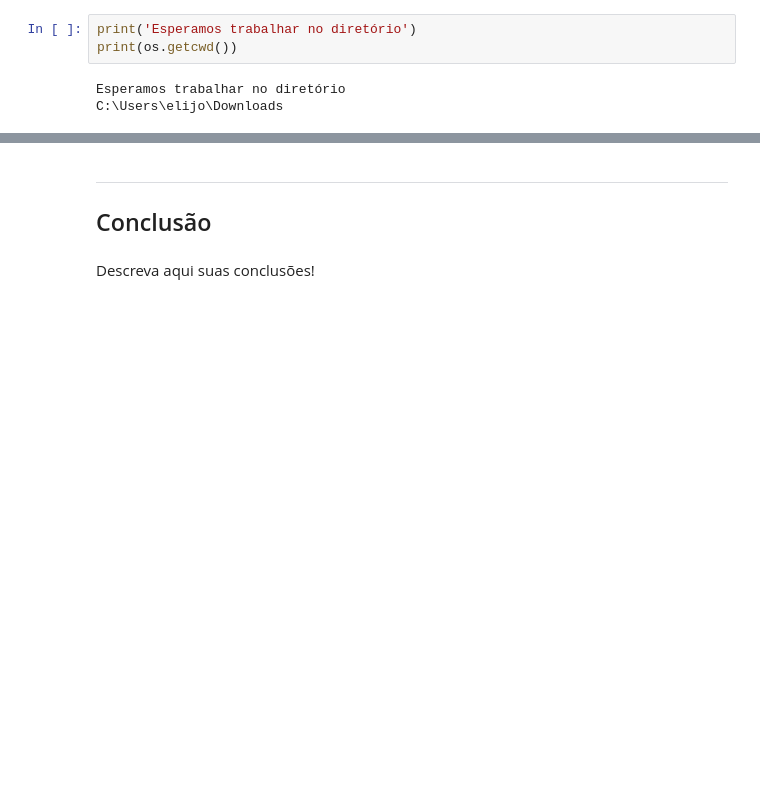
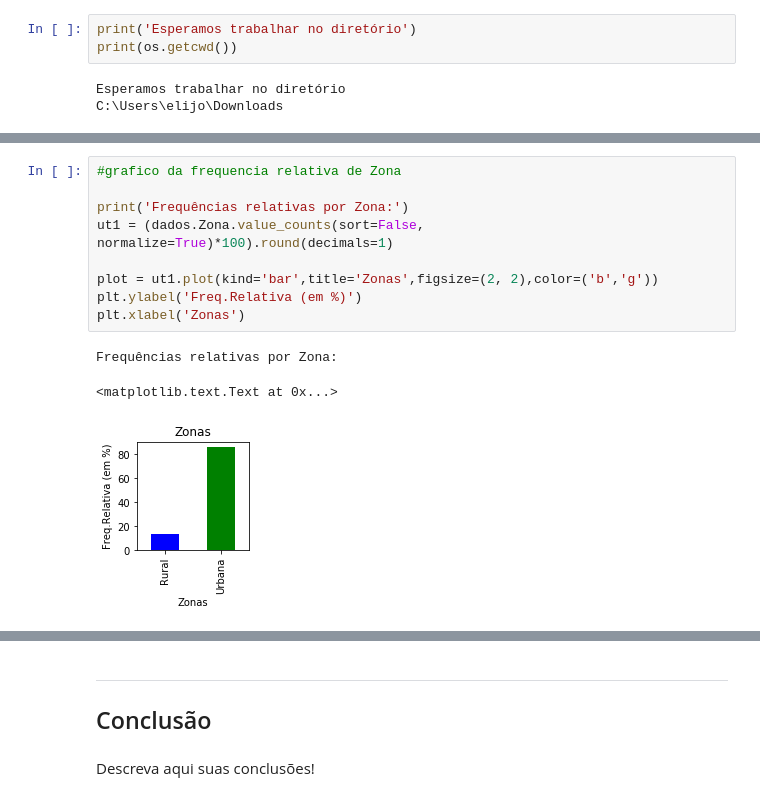
Before and after one commit to elijose55/CD, a Jupyter notebook: Projeto1 Layout.ipynb, the cells around one changed output, grey strips where cells are left out. Drawn from its saved outputs; the diff is of its cells as text; blank space fills up the shorter version.

```diff
--- a/Projeto1 Layout.ipynb
+++ b/Projeto1 Layout.ipynb
@@ -114,0 +171,13 @@ cut
+# %%
+#grafico da frequencia relativa de Zona
+
+print('Frequências relativas por Zona:')
+ut1 = (dados.Zona.value_counts(sort=False, normalize=True)*100).round(decimals=1)
+
+plot = ut1.plot(kind='bar',title='Zonas',figsize=(2, 2),color=('b','g'))
+plt.ylabel('Freq.Relativa (em %)')
+plt.xlabel('Zonas')
+# %% [output]
+Frequências relativas por Zona:
+<matplotlib.text.Text at 0x...>
+[figure, added]
```
Also changed, not shown: parts of 15 cells of this notebook.
